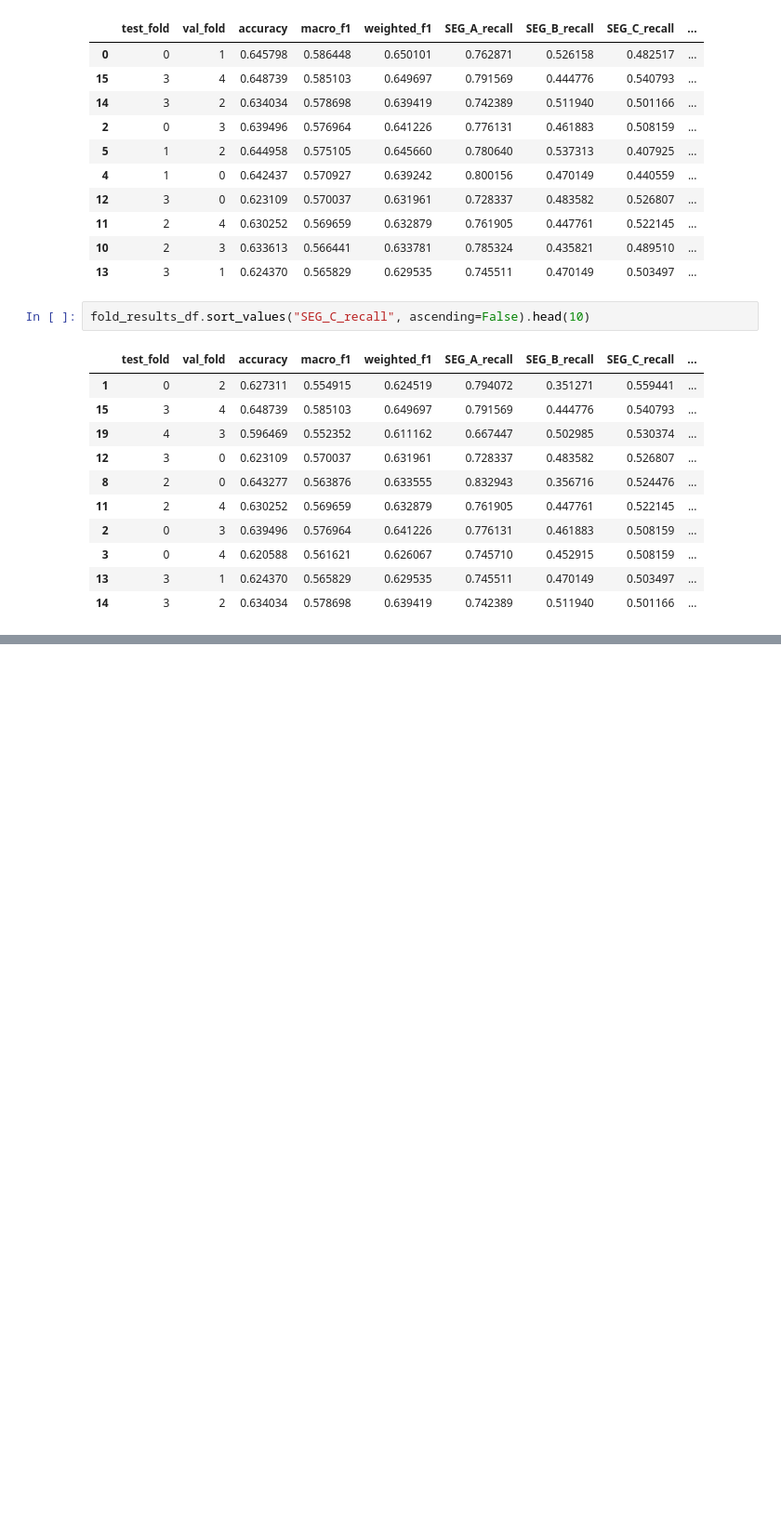
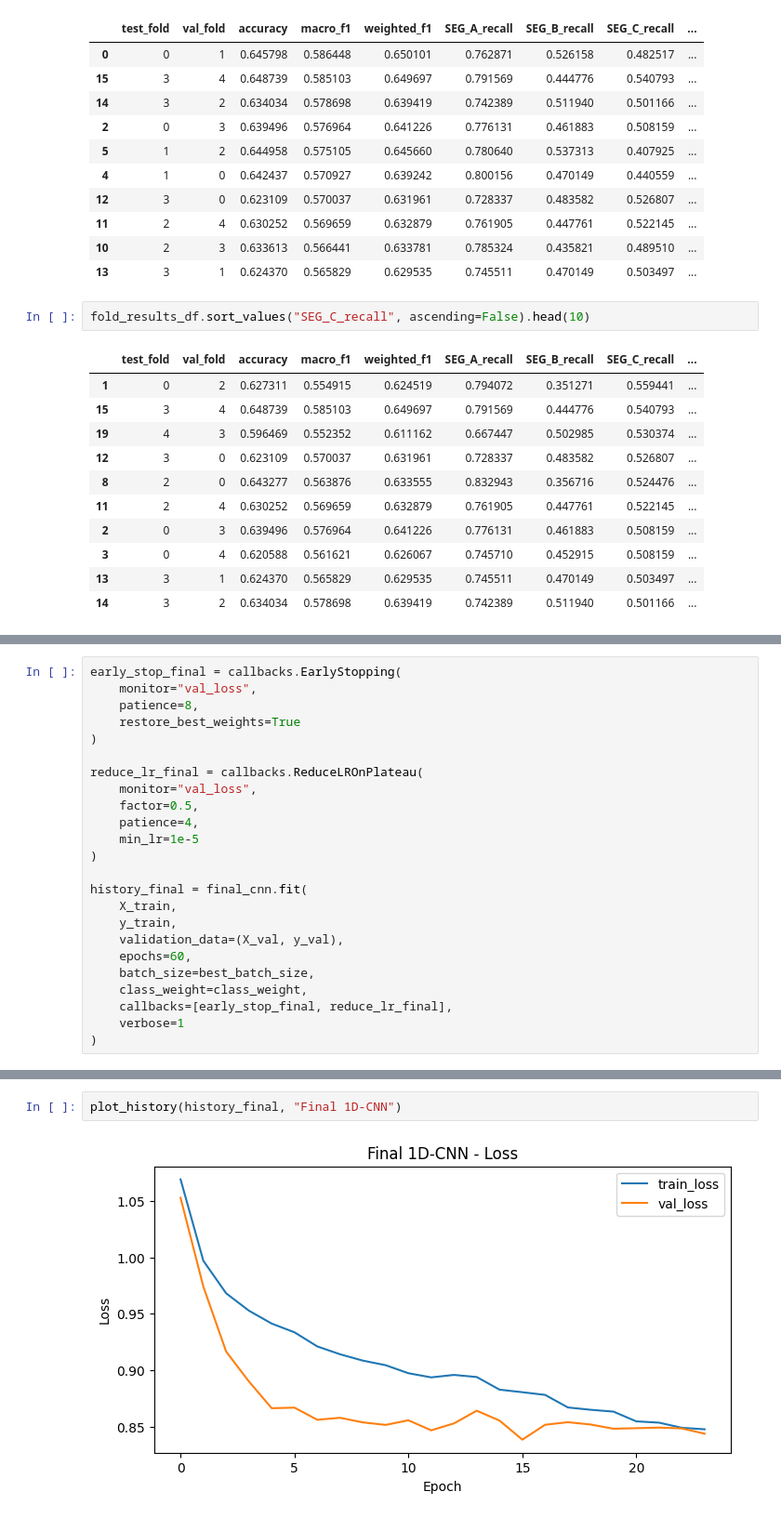
Before and after one commit to david-bazalduaa/Pfizer-segmentation-Ulcerative-Colitis, a Jupyter notebook: Neural network/Neural networks.ipynb, the cells around one changed output, grey strips where cells are left out. Shown at 93% size. Saved outputs shown, nothing was run; the diff lists cells and outputs as text; blank space fills up the shorter version.

```diff
--- a/Neural network/Neural networks.ipynb
+++ b/Neural network/Neural networks.ipynb
@@ -1228,0 +1634,24 @@ fold_results_df.sort_values("SEG_C_recall", ascending=False).head(10)
+# %%
+early_stop_final = callbacks.EarlyStopping(
+    monitor="val_loss",
+    patience=8,
+    restore_best_weights=True
+)
+
+reduce_lr_final = callbacks.ReduceLROnPlateau(
+    monitor="val_loss",
+    factor=0.5,
+    patience=4,
+    min_lr=1e-5
+)
+
+history_final = final_cnn.fit(
+    X_train,
+    y_train,
+    validation_data=(X_val, y_val),
+    epochs=60,
+    batch_size=best_batch_size,
+    class_weight=class_weight,
+    callbacks=[early_stop_final, reduce_lr_final],
+    verbose=1
+)
@@ -1228,0 +1722,4 @@ fold_results_df.sort_values("SEG_C_recall", ascending=False).head(10)
+# %%
+plot_history(history_final, "Final 1D-CNN")
+# %% [output]
+[figure, added]
```
Also changed, not shown: parts of 25 cells of this notebook.
